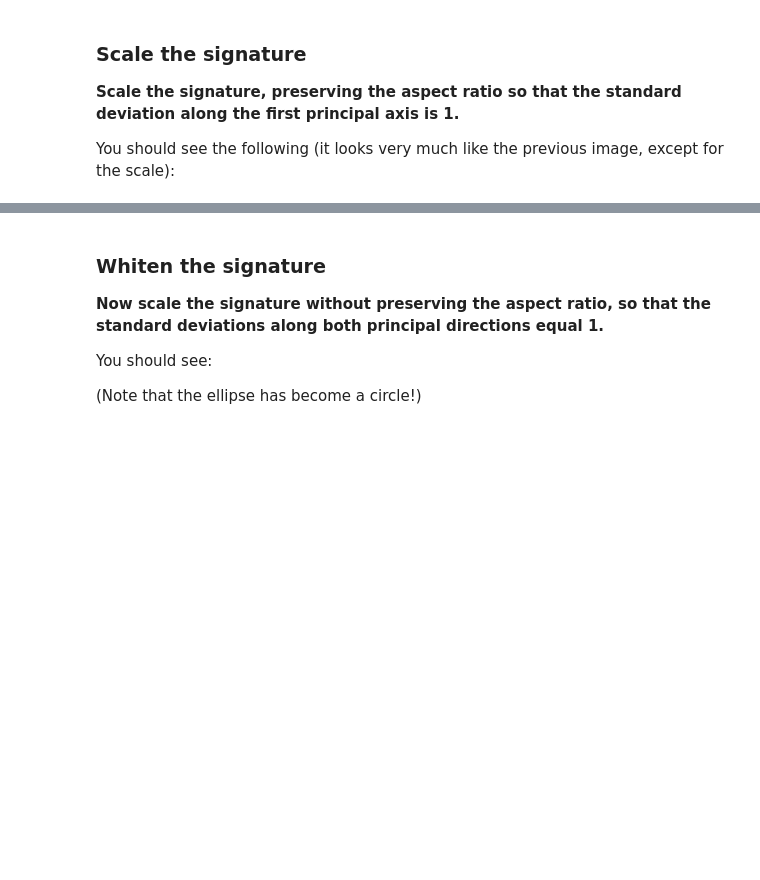
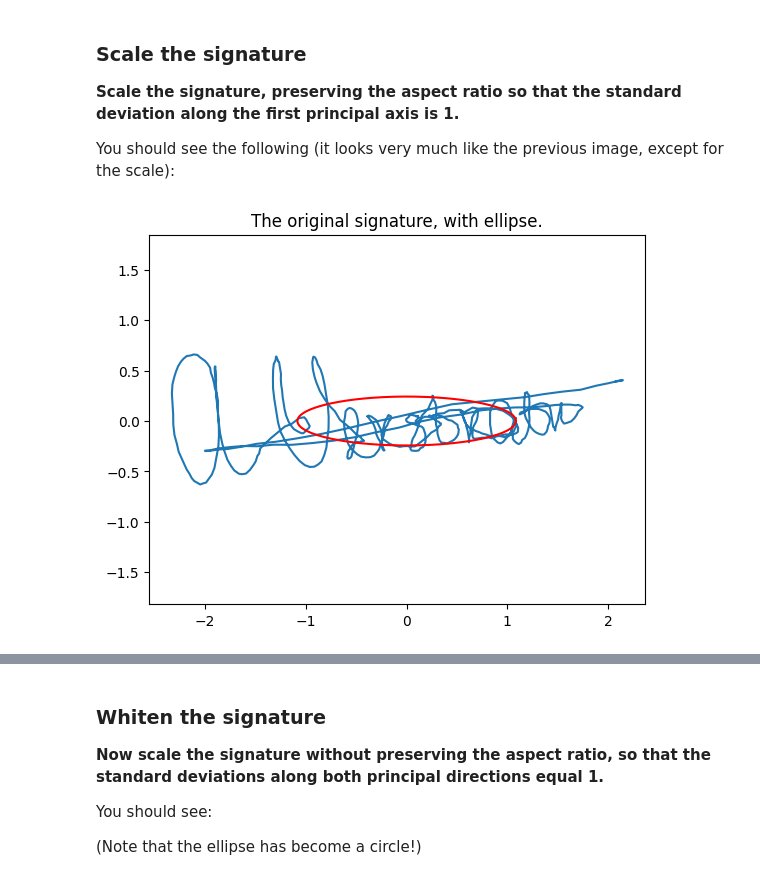
Before and after one commit to Samshabz/ML4, a Jupyter notebook: assign1/src/assign1.ipynb, the cells around one changed output, grey strips where cells are left out. Saved outputs shown, nothing was run; the diff lists cells and outputs as text; code cells hidden in the pictures; blank space fills up the shorter version.

```diff
--- a/assign1/src/assign1.ipynb
+++ b/assign1/src/assign1.ipynb
@@ -312,2 +353,33 @@ You should see the following (it looks very much like the previous image, except
+# %%
+# Insert code to produce the image below
+sign = 0.005*(sign)
+
+# Calculate the principal directions using the SVD
+u, s, vh = np.linalg.svd(sign,full_matrices=False)
+
+sgn = np.sign(u[0,0])
+u[:,0] = sgn*u[:,0]
+vh[0,:] = sgn*vh[0,:]
+
+sgn = np.sign(u[1,1])
+u[:,1] = sgn*u[:,1]
+vh[1,:] = sgn*vh[1,:]
+
+# Define Circle
+ang = np.linspace(0,2*np.pi,500)
+x = np.cos(ang); y = np.sin(ang)
+circ = np.vstack((x,y))
+
+# Ellipse aligned with principal directions, one standard deviation intersect.
+# Note scaling of singular values so that scaled values express the standard deviations.
+ell = u.dot(np.diag(s/np.sqrt(n))).dot(circ)
+
+plt.plot(sign[0,:],sign[1,:])
+plt.plot(ell[0,:],ell[1,:],'r')
+plt.axis('equal')
+plt.title('The original signature, with ellipse.')
+plt.show()
+# %% [output]
+[figure, added]
 # %%
 display(Image(filename='../resources/images/sign_rot_scale.png'))
```
Also changed, not shown: parts of 19 cells of this notebook.
